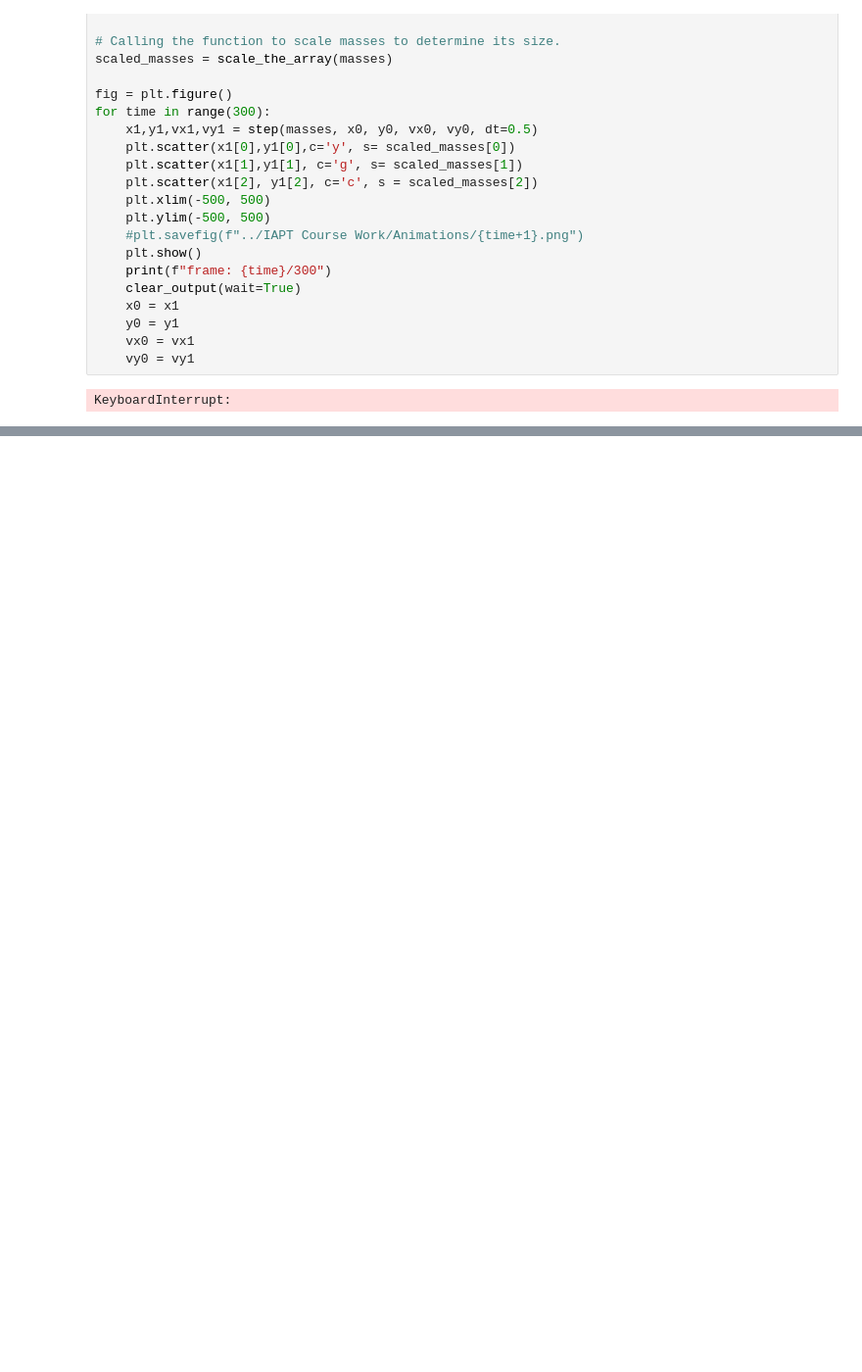
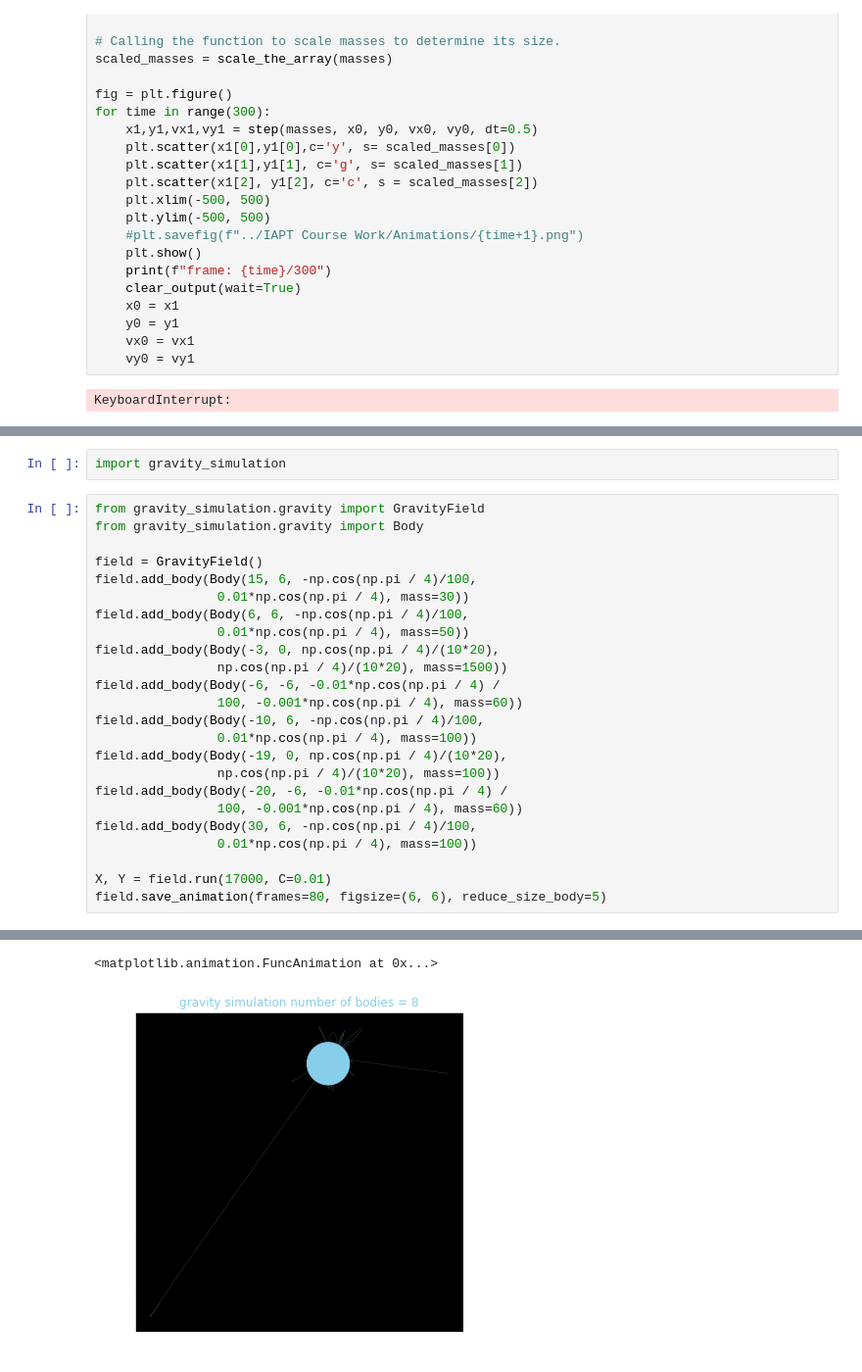
Before and after one commit to Astrojigs/Orbital-simulations, a Jupyter notebook: Gravity Animation with Barnes-hut algorithm.ipynb, the cells around one changed output, grey strips where cells are left out. Shown at 98% size. Drawn from its saved outputs; the diff is of its cells as text; blank space fills up the shorter version.

```diff
--- a/Gravity Animation with Barnes-hut algorithm.ipynb
+++ b/Gravity Animation with Barnes-hut algorithm.ipynb
@@ -243,0 +254,27 @@ KeyboardInterrupt:
+# %%
+import gravity_simulation
+# %%
+from gravity_simulation.gravity import GravityField
+from gravity_simulation.gravity import Body
+
+field = GravityField()
+field.add_body(Body(15, 6, -np.cos(np.pi / 4)/100,
+                0.01*np.cos(np.pi / 4), mass=30))
+field.add_body(Body(6, 6, -np.cos(np.pi / 4)/100,
+                0.01*np.cos(np.pi / 4), mass=50))
+field.add_body(Body(-3, 0, np.cos(np.pi / 4)/(10*20),
+                np.cos(np.pi / 4)/(10*20), mass=1500))
+field.add_body(Body(-6, -6, -0.01*np.cos(np.pi / 4) /
+                100, -0.001*np.cos(np.pi / 4), mass=60))
+field.add_body(Body(-10, 6, -np.cos(np.pi / 4)/100,
+                0.01*np.cos(np.pi / 4), mass=100))
+field.add_body(Body(-19, 0, np.cos(np.pi / 4)/(10*20),
+                np.cos(np.pi / 4)/(10*20), mass=100))
+field.add_body(Body(-20, -6, -0.01*np.cos(np.pi / 4) /
+                100, -0.001*np.cos(np.pi / 4), mass=60))
+field.add_body(Body(30, 6, -np.cos(np.pi / 4)/100,
+                0.01*np.cos(np.pi / 4), mass=100))
+
+X, Y = field.run(17000, C=0.01)
+field.save_animation(frames=80, figsize=(6, 6), reduce_size_body=5)
+# %% [output]
@@ -243,0 +286,2 @@ KeyboardInterrupt:
+<matplotlib.animation.FuncAnimation at 0x...>
+[figure, added]
```
Also changed, not shown: parts of 8 cells of this notebook, 3 other files.
